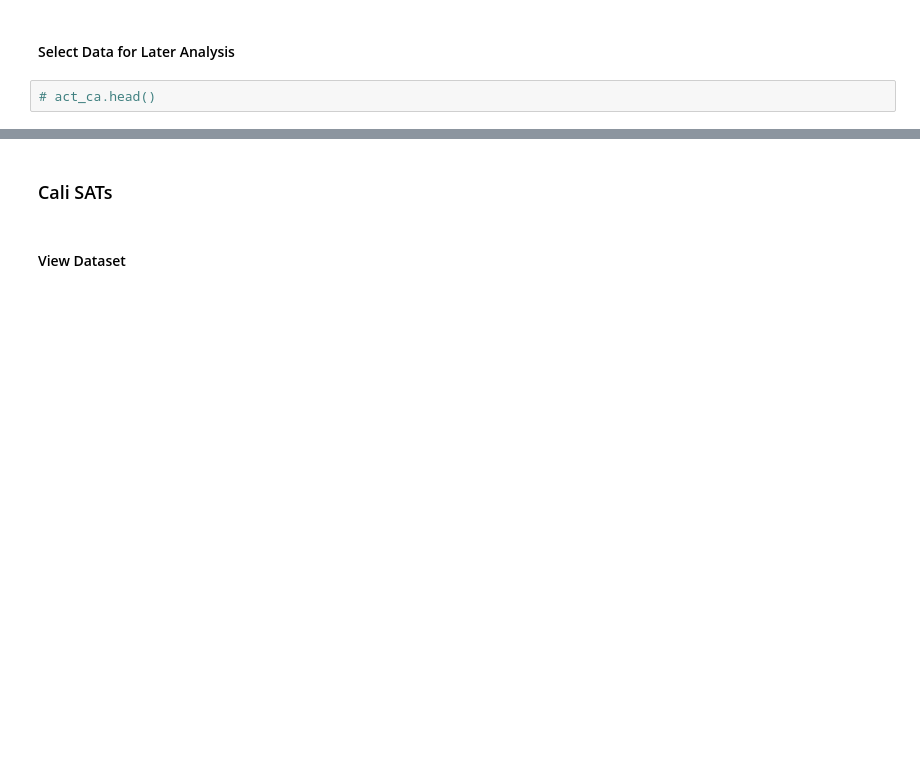
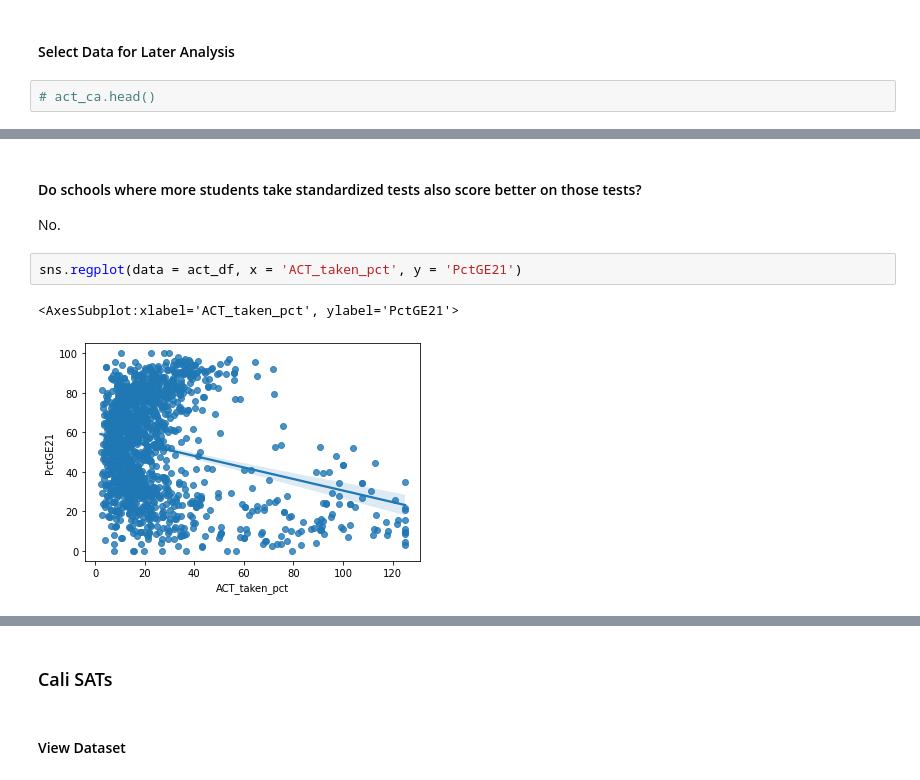
Before and after one commit to stevenlw-porpoise/California-Standardized-Testing-Analysis-Project, a Jupyter notebook: project1.ipynb, the cells around one changed output, grey strips where cells are left out. Saved outputs shown, nothing was run; the diff lists cells and outputs as text; blank space fills up the shorter version.

Commit message:
Plots of participation vs performance. Background section

```diff
--- a/project1.ipynb
+++ b/project1.ipynb
@@ -292,0 +375,9 @@ Name: RType, dtype: int64
+# %% [markdown]
+#### Do schools where more students take standardized tests also score better on those tests?
+
+No.
+# %%
+sns.regplot(data = act_df, x = 'ACT_taken_pct', y = 'PctGE21')
+# %% [output]
+<AxesSubplot:xlabel='ACT_taken_pct', ylabel='PctGE21'>
+[figure, added]
```
Also changed, not shown: parts of 61 cells of this notebook.
